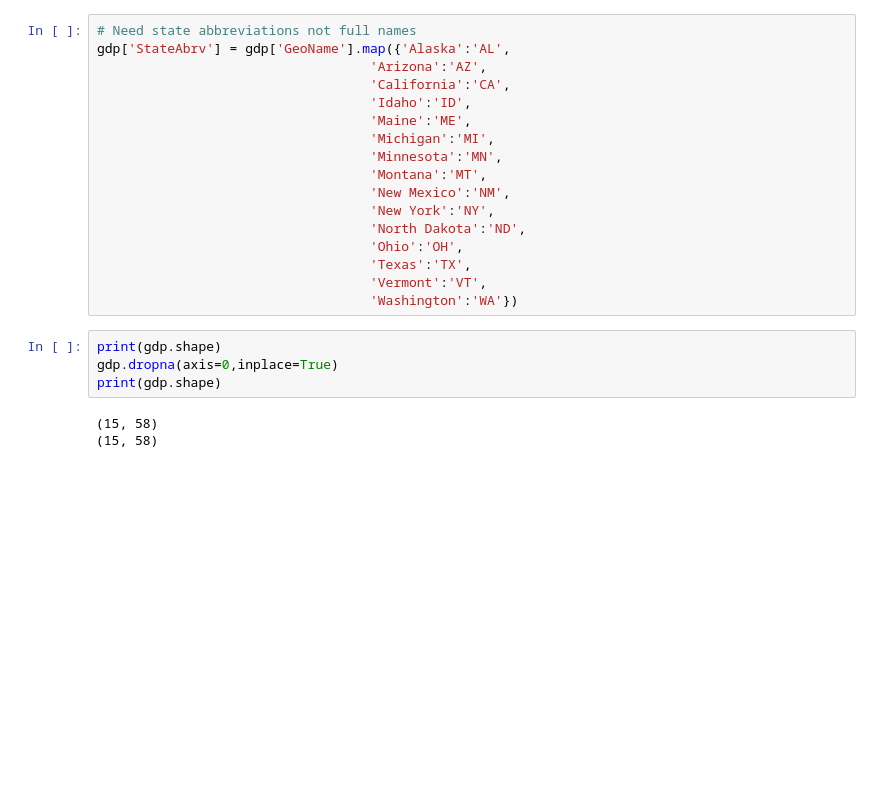
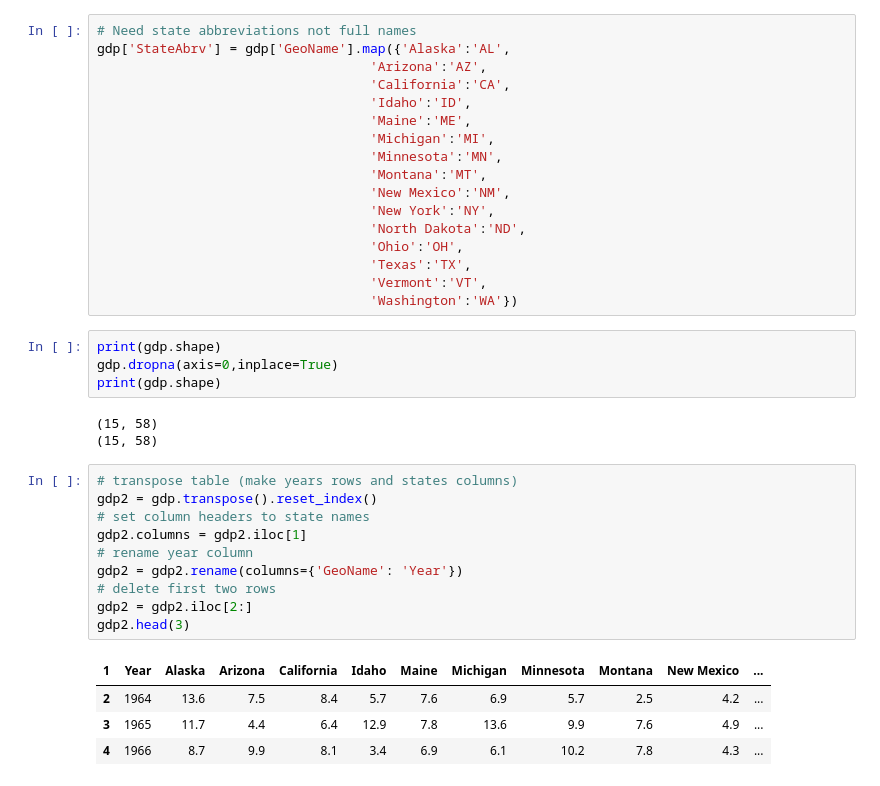
Before and after one commit to maxrgnt/economic-eda-by-state, a Jupyter notebook: EDA.ipynb, the cells around one changed output. Cells and saved outputs as stored; diff of their text form; blank space fills up the shorter version.

```diff
--- a/EDA.ipynb
+++ b/EDA.ipynb
@@ -193,3 +193,18 @@ print(gdp.shape)
 # %% [output]
 (15, 58)
 (15, 58)
+# %%
+# transpose table (make years rows and states columns)
+gdp2 = gdp.transpose().reset_index()
+# set column headers to state names
+gdp2.columns = gdp2.iloc[1]
+# rename year column
+gdp2 = gdp2.rename(columns={'GeoName': 'Year'})
+# delete first two rows
+gdp2 = gdp2.iloc[2:]
+gdp2.head(3)
+# %% [output]
+| 1 | Year | Alaska | Arizona | California | Idaho | Maine | Michigan | Minnesota | Montana | New Mexico | ... |
+| 2 | 1964 | 13.6 | 7.5 | 8.4 | 5.7 | 7.6 | 6.9 | 5.7 | 2.5 | 4.2 | ... |
+| 3 | 1965 | 11.7 | 4.4 | 6.4 | 12.9 | 7.8 | 13.6 | 9.9 | 7.6 | 4.9 | ... |
+| 4 | 1966 | 8.7 | 9.9 | 8.1 | 3.4 | 6.9 | 6.1 | 10.2 | 7.8 | 4.3 | ... |
```
Also changed, not shown: parts of 1 cell of this notebook.
